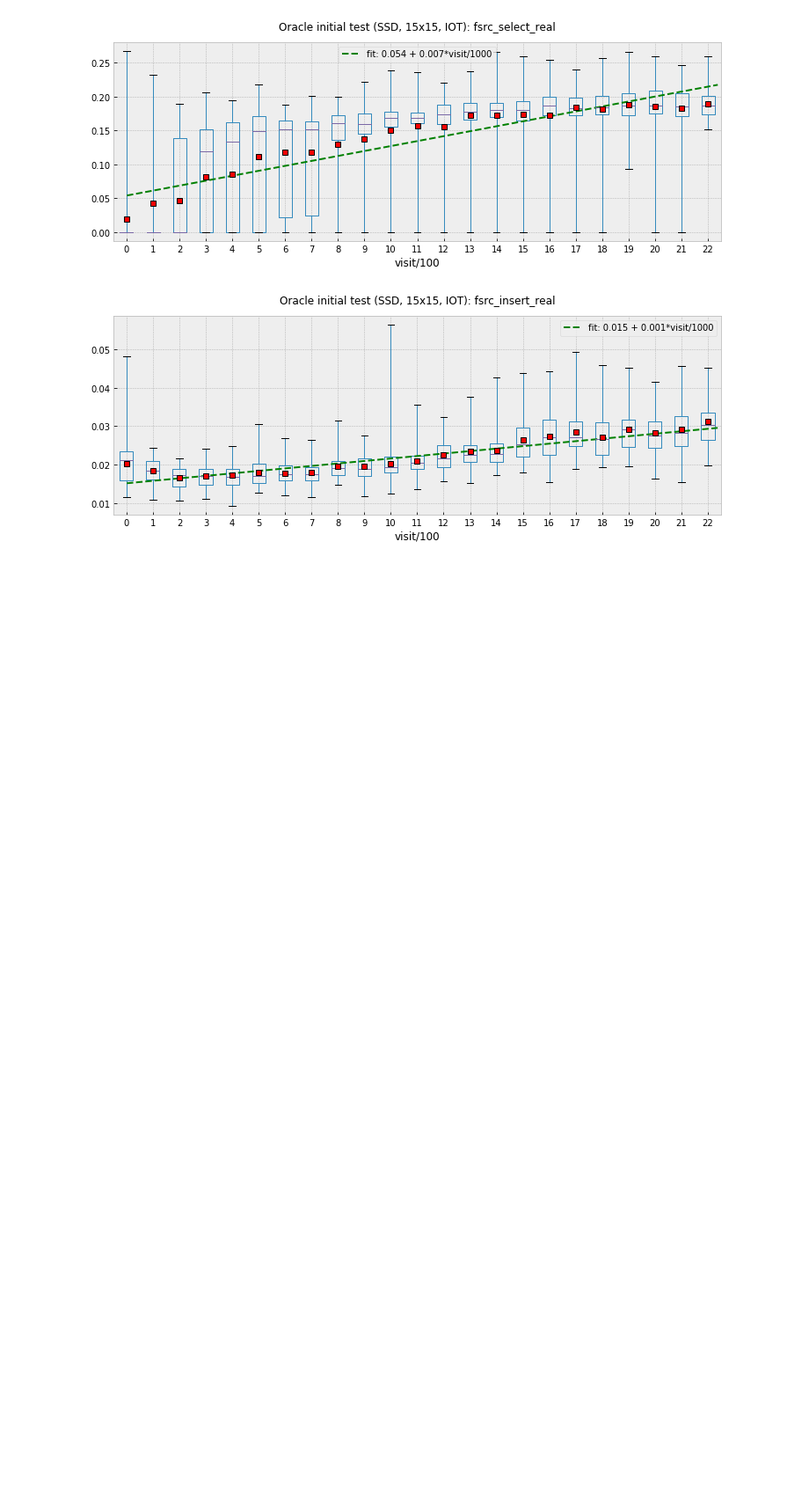
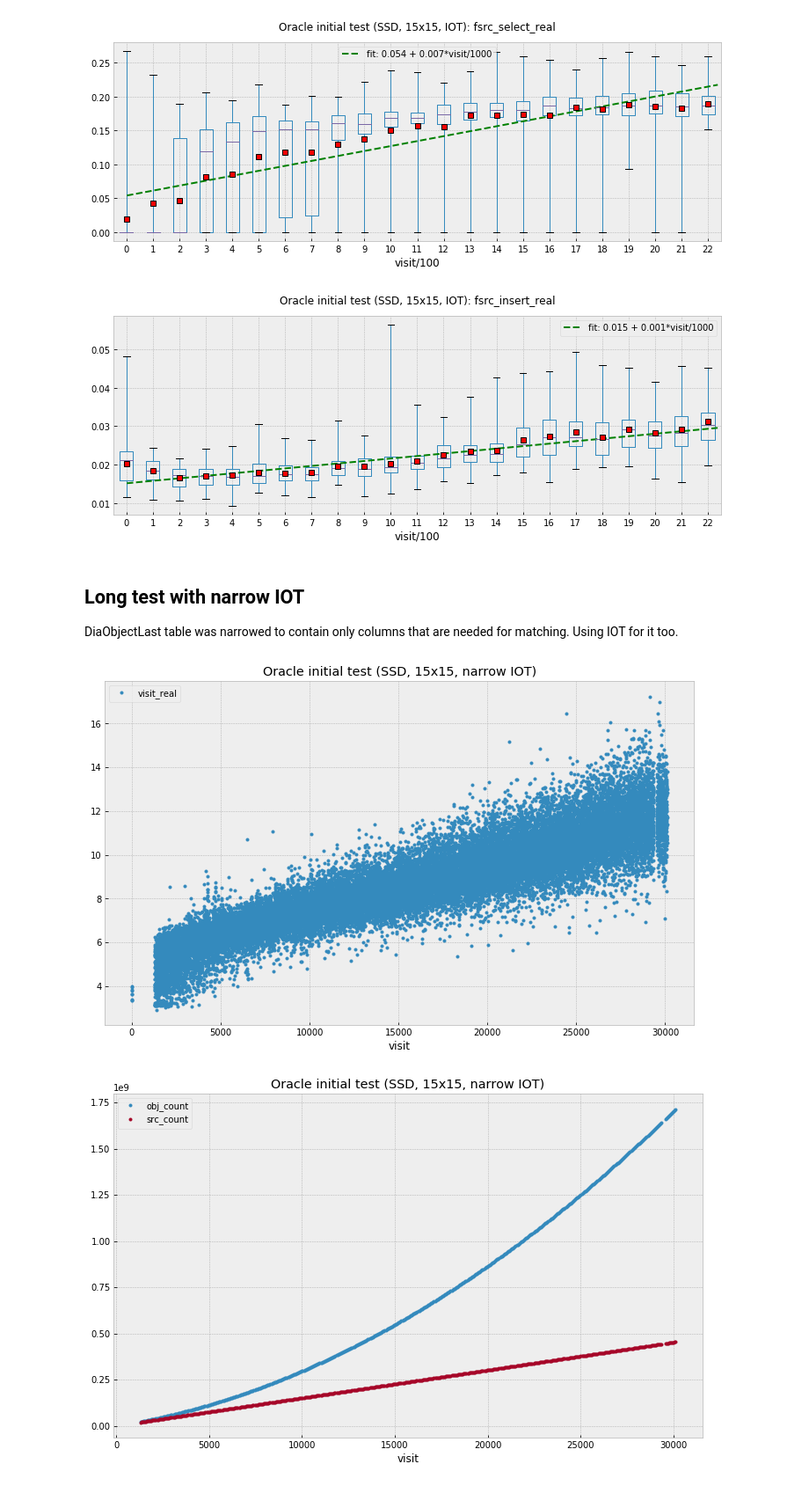
Before and after one commit to lsst-dm/l1dbproto-notebooks, a Jupyter notebook: DM-14712 Oracle initial test - continued.ipynb, the cells around one changed output. Shown at 88% size. Drawn from its saved outputs; the diff is of its cells as text; code cells hidden in the pictures; blank space fills up the shorter version.

Commit message:
Add plots for 1-month oracle test with IOT

```diff
--- a/DM-14712 Oracle initial test - continued.ipynb
+++ b/DM-14712 Oracle initial test - continued.ipynb
@@ -208,3 +208,16 @@ ds = plots.do_plots_all(csv, title, bin=100, filter_count=True, plots=all_plots)
 [figure]
 [figure]
 [figure]
+# %% [markdown]
+## Long test with narrow IOT
+
+DiaObjectLast table was narrowed to contain only columns that are needed for matching. Using IOT for it too.
+# %%
+csv = "data/dm-14712-oracle-ssd-15x15-iot-narrow-20180731T232621.csv.gz"
+title = "Oracle initial test (SSD, 15x15, narrow IOT)"
+bad_visits = list(range(10, 1283)) + list(range(29352, 29517))
+ds = plots.do_plots(csv, title, bin=1000, filter_count=True, bad_visits=bad_visits)
+ds = plots.do_plots_all(ds, title, bin=1000, filter_count=True, plots=all_plots)
+# %% [output]
+[figure, added]
+[figure, added]
```
Also changed, not shown: parts of 4 cells of this notebook, 1 other file.
